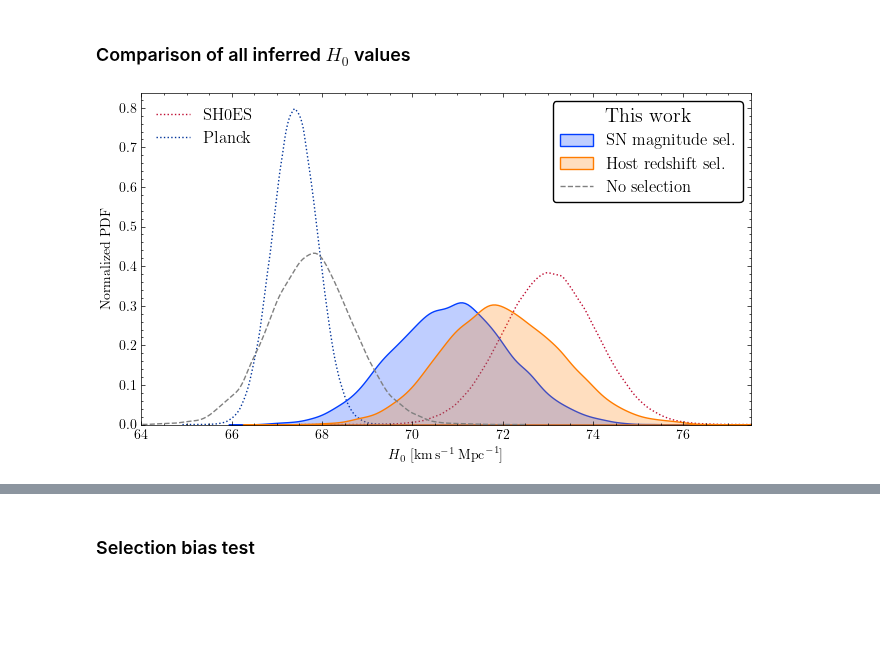
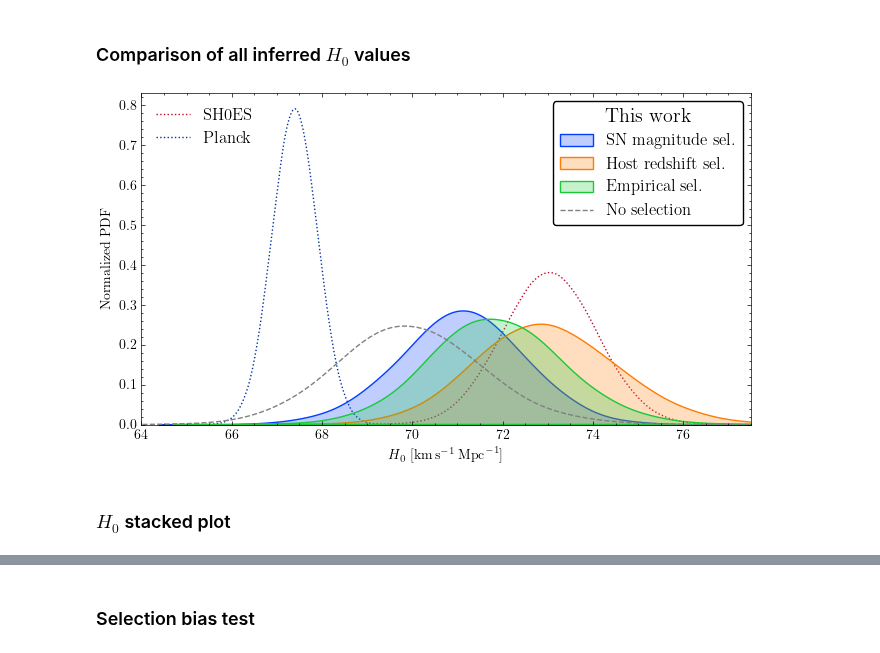
Before and after one commit to candel-cosmo/CANDEL, a Jupyter notebook: notebooks/paper_SH0ES/paper_plots.ipynb, the cells around one changed output, grey strips where cells are left out. Drawn from its saved outputs; the diff is of its cells as text; code cells hidden in the pictures; blank space fills up the shorter version.

```diff
--- a/notebooks/paper_SH0ES/paper_plots.ipynb
+++ b/notebooks/paper_SH0ES/paper_plots.ipynb
@@ -24,4 +24,8 @@ root = "/Users/rstiskalek/Projects/CANDEL/results/CH0"
 
 config_path = "/Users/rstiskalek/Projects/CANDEL/scripts/runs/config_shoes.toml"
 data = candel.pvdata.load_SH0ES_from_config(config_path)
+
+import candel
+
+COLS = ["#87193d", "#2d2e32", "#d42a29", "#05dd6b", "#ee35d5"]
 # %% [output]
@@ -49,9 +54,9 @@ with plt.style.context("science"):
     # --- Left panel (magnitudes) ---
     ax = axes[0]
     ax.hist(data_pp["mag"][mask_mag_pp], bins=bins_mag,
-            label=r"Pantheon+", **hist_kwargs)
+            label=r"Pantheon+", **hist_kwargs, color=COLS[0])
     ax.hist(data_sel["mag_SN_unique_Cepheid_host"], bins=bins_mag,
-            label="Cepheid host galaxies", **hist_kwargs)
+            label="Cepheid host galaxies", **hist_kwargs, color=COLS[3])
     ax.set_xlabel(r"$m_{\rm SN} ~ [\mathrm{mag}]$")
     ax.set_ylabel(r"Normalized counts per bin")
     ax.legend()
@@ -63,9 +68,9 @@ with plt.style.context("science"):
     # --- Right panel (cz) ---
     ax = axes[1]
     ax.hist(data_pp["zcmb"][mask_cz_pp] * candel.SPEED_OF_LIGHT, bins=bins_cz,
-            **hist_kwargs)
-    ax.hist(data_sel["czcmb_cepheid_host"], bins=bins_cz, **hist_kwargs)
-    ax.hist(data_2mpp[mask_2mpp, 7], bins=bins_cz, label="2M++", **hist_kwargs)
+            **hist_kwargs, color=COLS[0])
+    ax.hist(data_sel["czcmb_cepheid_host"], bins=bins_cz, **hist_kwargs, color=COLS[3])
+    ax.hist(data_2mpp[mask_2mpp, 7], bins=bins_cz, label="2M++", **hist_kwargs, color=COLS[4])
     ax.set_xlabel(r"$cz_{\rm CMB} ~ [\mathrm{km}\,\mathrm{s}^{-1}]$")
     ax.legend()
 
@@ -363,11 +250,11 @@ with plt.style.context("science"):
     )
 
     ax.plot(
-        czrange, mu_SH0ES, color="red",
+        czrange, mu_SH0ES, color=COLS[3],
         label=r"$H_0 = 73.04~\mathrm{km}\,\mathrm{s}^{-1}\,\mathrm{Mpc}^{-1}$"
     )
     ax.plot(
-        czrange, mu_Planck, color="blue",
+        czrange, mu_Planck, color=COLS[4],
         label=r"$H_0 = 67.4~\mathrm{km}\,\mathrm{s}^{-1}\,\mathrm{Mpc}^{-1}$"
     )
 
@@ -679,9 +568,15 @@ Removed no burn in
 # %% [markdown]
 ### Comparison of all inferred $H_0$ values
 # %%
+
+
+
+
+
 fnames = [
-    "Cepheid_H0_Manticore_SN_sel.hdf5",
-    "Cepheid_H0_Manticore_redshift_sel.hdf5",
+    "CH0_beta_1.0_sel-SN_magnitude_manticore_2MPP_MULTIBIN_N256_DES_V2.hdf5",
+    "CH0_beta_1.0_sel-redshift_manticore_2MPP_MULTIBIN_N256_DES_V2.hdf5",
+    "CH0_beta_1.0_sel-empirical_manticore_2MPP_MULTIBIN_N256_DES_V2.hdf5",
     # "Cepheid_H0_Manticore_joint_sel.hdf5",
     # "Cepheid_H0_Manticore_Cepheid_mag_sel.hdf5",
     # "Cepheid_H0_C15_SN_sel.hdf5",
@@ -697,6 +592,7 @@ fnames = [
 labels = [
     "SN magnitude sel.",
     "Host redshift sel.",
+    "Empirical sel.",
     # "SN magnitude + host redshift sel.",
     # "Cepheid magnitude sel.",
     # r"$\boldsymbol{V}_{\rm ext},\,\sigma_v$ (SN sel.)",
@@ -714,10 +610,11 @@ labels = [
 
 samples = [read_samples(root, fname, "H0") for fname in fnames]
 
-samples_no_sel = read_samples(root, "Cepheid_H0_Manticore_no_sel.hdf5", "H0")
+samples_no_sel = read_samples(root, "CH0_beta_1.0_manticore_2MPP_MULTIBIN_N256_DES_V2.hdf5", "H0")
 # %%
 fig_width = 6.8  # in inches
 fig_height = 4
+bw = 2.0
 
 filtered_palette = sns.color_palette("bright")
 # filtered_palette = set1_palette[2:]  # skip red (0) and blue (1)
@@ -730,6 +627,7 @@ with plt.style.context("science"):
             samples[i],
             label=labels[i],
             fill=True,
+            bw_adjust=bw,
             color=filtered_palette[i % len(filtered_palette)]
         )
 
@@ -738,6 +636,7 @@ with plt.style.context("science"):
         label="No selection",
         fill=False,
         ls="dashed",
+        bw_adjust=bw,
         color="gray",
     )
 
@@ -748,6 +647,7 @@ with plt.style.context("science"):
         # alpha=0.2,
         ls="dotted",
         color="#BF0A30",
+        bw_adjust=bw,
         zorder=-1,
     )
     sns.kdeplot(
@@ -757,6 +657,7 @@ with plt.style.context("science"):
         # alpha=0.2,
         ls="dotted",
         color="#003399",
+        bw_adjust=bw,
         zorder=-1,
     )
 
@@ -783,31 +684,33 @@ with plt.style.context("science"):
 
     for h, l in zip(handles, labels_all):
         if l in ["SH0ES", "Planck"]:
             ref_handles.append(h)
             ref_labels.append(l)
         else:
             main_handles.append(h)
             main_labels.append(l)
 
     legend1 = ax.legend(
         main_handles, main_labels,
         loc="upper right",
         fontsize="large",
         title="This work",
         title_fontsize="x-large",
         frameon=True,
         edgecolor='black',
         facecolor='white',
         fancybox=True,
         framealpha=1
     )
     ax.add_artist(legend1)
     ax.legend(ref_handles, ref_labels, loc="upper left", fontsize="large")
 
 
     plt.xlim(64, 77.5)
     plt.tight_layout()
     plt.savefig("/Users/rstiskalek/Downloads/H0_comparison.pdf", dpi=500, bbox_inches="tight")
     plt.show()
 # %% [output]
-[figure, old version]
+[figure, new version]
+# %% [markdown]
+### $H_0$ stacked plot
```
Also changed, not shown: parts of 13 cells of this notebook, 31 other files.
